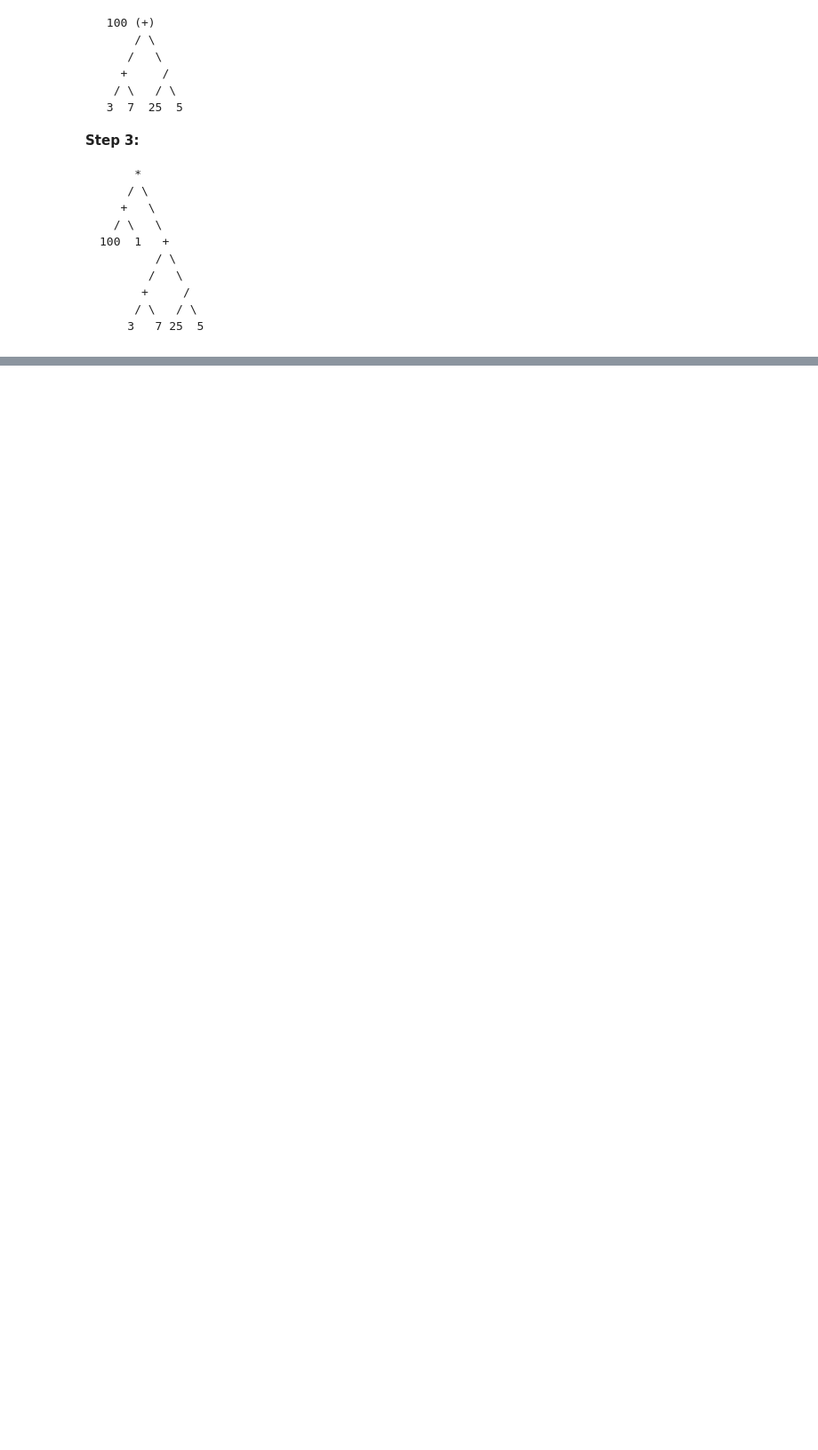
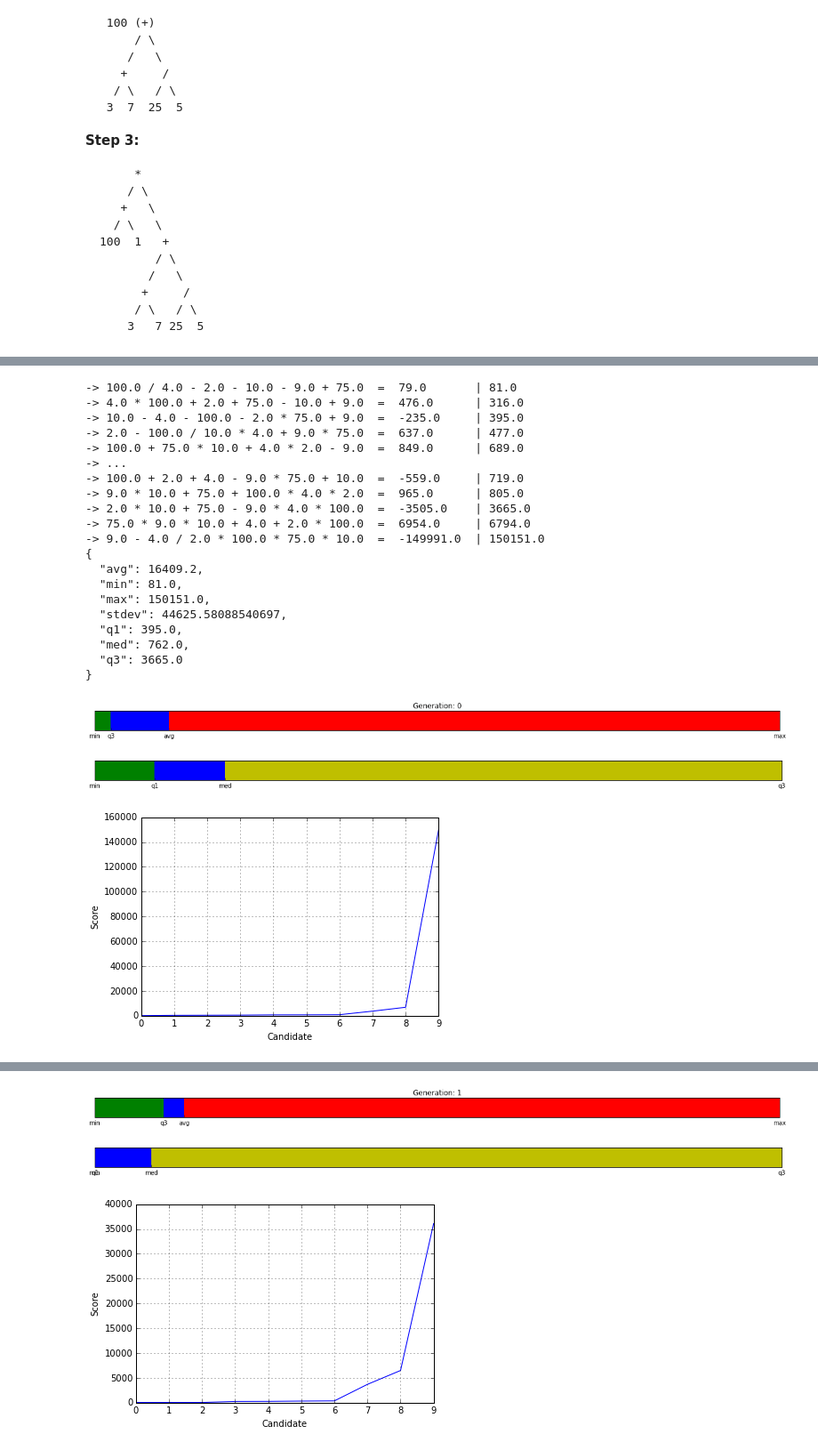
Before and after one commit to linkdd/ai-stuff, a Jupyter notebook: notebooks/Genetic.ipynb, the cells around one changed output, grey strips where cells are left out. Shown: that part at 89% size. Saved outputs shown, nothing was run; the diff lists cells and outputs as text; code cells hidden in the pictures; blank space fills up the shorter version.

```diff
--- a/notebooks/Genetic.ipynb
+++ b/notebooks/Genetic.ipynb
@@ -557,0 +592,10 @@ print child, '=', eval(child)
+# %%
+def new_population(selected, population_size):
+    population = []
+    couples = make_couples(selected)
+
+    while len(population) < population_size:
+        parents = random.choice(couples)
+        population.append(gen_child(parents))
+
+    return population
@@ -557,0 +604,51 @@ print child, '=', eval(child)
+# %%
+def next_generation(population, gen):
+    scored_population = sorted([(dna, score(dna)) for dna in population], key=lambda item: item[1])
+    show_scored_population(scored_population)
+
+    for i in range(len(scored_population)):
+        if scored_population[i][1] == 0:
+            print 'WIN:', i, ':', scored_population[i][0]
+
+        else:
+            break
+
+    stats, scores = generation_stats(scored_population)
+    print json.dumps(stats, indent=2)
+    plot_stats(stats, scores, gen)
+
+    selected = selection(scored_population, stats)
+    return new_population(selected, len(population)), gen + 1
+# %%
+def main(popsize=1000, nsteps=100):
+    pop, gen = first_generation(popsize), 0
+
+    while nsteps > 0:
+        pop, gen = next_generation(pop, gen)
+        nsteps -= 1
+# %%
+main(popsize=10, nsteps=30)
+# %% [output]
+-> 100.0 / 4.0 - 2.0 - 10.0 - 9.0 + 75.0  =  79.0       | 81.0
+-> 4.0 * 100.0 + 2.0 + 75.0 - 10.0 + 9.0  =  476.0      | 316.0
+-> 10.0 - 4.0 - 100.0 - 2.0 * 75.0 + 9.0  =  -235.0     | 395.0
+-> 2.0 - 100.0 / 10.0 * 4.0 + 9.0 * 75.0  =  637.0      | 477.0
+-> 100.0 + 75.0 * 10.0 + 4.0 * 2.0 - 9.0  =  849.0      | 689.0
+-> ...
+-> 100.0 + 2.0 + 4.0 - 9.0 * 75.0 + 10.0  =  -559.0     | 719.0
+-> 9.0 * 10.0 + 75.0 + 100.0 * 4.0 * 2.0  =  965.0      | 805.0
+-> 2.0 * 10.0 + 75.0 - 9.0 * 4.0 * 100.0  =  -3505.0    | 3665.0
+-> 75.0 * 9.0 * 10.0 + 4.0 + 2.0 * 100.0  =  6954.0     | 6794.0
+-> 9.0 - 4.0 / 2.0 * 100.0 * 75.0 * 10.0  =  -149991.0  | 150151.0
+{
+  "avg": 16409.2,
+  "min": 81.0,
+  "max": 150151.0,
+  "stdev": 44625.58088540697,
+  "q1": 395.0,
+  "med": 762.0,
+  "q3": 3665.0
+}
+[figure, added]
+[figure, added]
+[figure, added]
@@ -557,0 +675,3 @@ print child, '=', eval(child)
+[figure, added]
+[figure, added]
+[figure, added]
```
Also changed, not shown: parts of 16 cells of this notebook.
